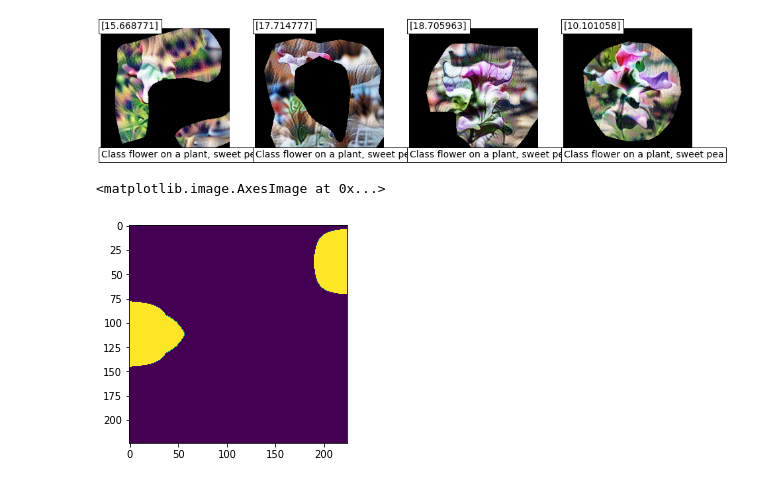
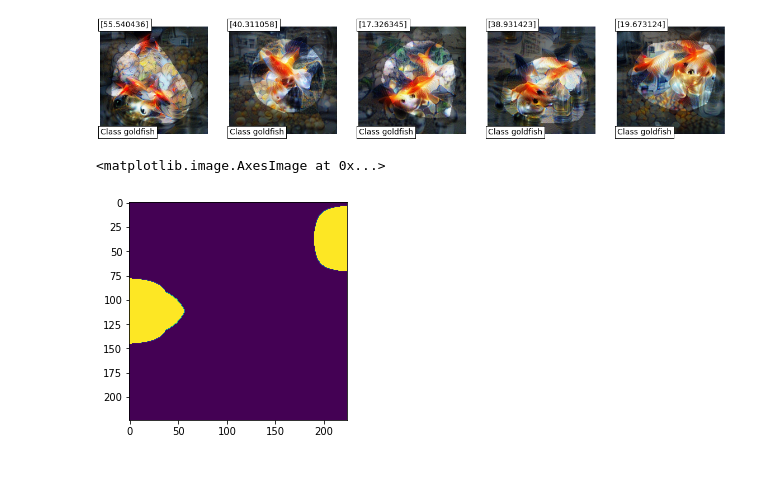
Before and after one commit to yeongjoonJu/NeuroInspect, a Jupyter notebook: examples_for_debugging.ipynb, the cells around one changed output. Saved outputs shown, nothing was run; the diff lists cells and outputs as text; code cells hidden in the pictures.

```diff
--- a/examples_for_debugging.ipynb
+++ b/examples_for_debugging.ipynb
@@ -107,7 +82,7 @@ class_name = class_dict[class_idx].split(", ")[-1]
 
 # Counterfactual explanation
 print(f"> Inspecting mistakes for {class_name}...")
-adjust_w = counterfactual_explanation(mistake_samples, modules["transform"], model, modules["pool"], \
+adjust_w = counterfactual_explanation(mistake_samples[1:2], modules["transform"], model, modules["pool"], \
                                     modules["decision"], device, class_idx=class_idx)
 pos_vote = vote_topk(adjust_w, neg=False, k=5)
 neg_vote = vote_topk(adjust_w, neg=True, k=5)
@@ -117,12 +92,12 @@ pos_ids = total_topk_pos.keys()
 neg_ids = total_topk_neg.keys()
 
 folder_class_name = class_name.replace(" ", "_")
-exp_name = f"debug_{model}_{dataset_name}_{folder_class_name}"
+exp_name = f"debug_resnet18_{dataset_name}_{folder_class_name}"
 
 print("\n<Underlying Reasons>")
 
 print("\n- Insufficient Properties:")
-print(" Rank    ID  Prec@10 %  Importance")
+print(" Rank    ID  Prec@5 %  Importance")
 print("--------------------------------")
 skip = 0
 for r, (n_id, v) in enumerate(total_topk_pos.items()):
@@ -135,7 +110,7 @@ for r, (n_id, v) in enumerate(total_topk_pos.items()):
 print("--------------------------------")
 
 print("\n- Excessive Properties:")
-print(" Rank    ID  Prec@10 %  Importance")
+print(" Rank    ID  Prec@5 %  Importance")
 print("--------------------------------")
 skip = 0
 for r, (n_id, v) in enumerate(total_topk_neg.items()):
@@ -166,16 +141,28 @@ Top-15:  486  16.667   0.9812
 --------------------------------
+# %%
+neurons = [387, 451, 7, 167, 509]
+target_neurons = torch.LongTensor(neurons)
 # %%
 from utils.prompts import prepare_class_names
 
-target_neurons = torch.LongTensor([123, 1846, 1942, 138])
-
 # set neuron idx
 illusion.objective_fn.channel_number = target_neurons.to(device)
+
+# class_indices = []
+# for neuron in neurons:
+#     dummy = torch.zeros(batch_size, illusion.decision.weight.data.shape[1])
+#     dummy[:,neuron] = 25.0
+#     logits = illusion.decision(dummy.to(device))
+#     class_indices.append(logits.argmax().item())
+# class_indices = torch.LongTensor(class_indices).to(device)
+
+class_idx = 1
 class_indices = torch.LongTensor([class_idx for _ in range(target_neurons.shape[0])]).to(device)
+
 illusion.objective_fn.class_idx = class_indices
 # Generate Feature
 class_names = prepare_class_names(class_indices, class_dict)
 
 # Generate CLIP-Illusion
 images, acts, masks = illusion.optimize_caption_and_dream(model.layer4, batch_size=target_neurons.shape[0], thresholding=False, \
-                lr=9e-3, weight_decay=2e-4, iters=450, texts=class_names, quiet=False, reduction=0.5, threshold=0.5)
+                lr=9e-3, weight_decay=2e-4, iters=450, texts=class_names, quiet=False, reduction=0.5, threshold=0.0)
@@ -181,0 +180,13 @@ images, acts, masks = illusion.optimize_caption_and_dream(model.layer4, batch_si
+# %%
+viz, acts, masks = illusion.visualize_neurons(
+    experiment_name=exp_name,
+    target_neurons=target_neurons,
+    layer=model.layer4,
+    iters=450,
+    lr=9e-3,
+    batch_size=4,
+    weight_decay=2e-4,
+    class_idx=class_idx,
+    thresholding=False,
+    quiet=True,
+)
@@ -207,27 +285,27 @@ tensor([False,  True, False, False], device='cuda:1')
 # %%
 import matplotlib.pyplot as plt
 from utils.ops import to_rgb
 from PIL import Image
 
-_images = to_rgb((images*(masks)).cpu().detach())
+_images = to_rgb((images*(masks+0.5).clamp(max=1.0)).cpu().detach())
 _acts = acts.cpu().detach().numpy()
 neurons = target_neurons.tolist()
 
 pil_images = [Image.fromarray(_images[i], "RGB") for i in range(len(neurons))]
 
 fig, axes = plt.subplots(1,len(neurons))
 
 fig.set_figheight(4)
 fig.set_figwidth(4*len(neurons))
 
 for i in range(len(neurons)):
     axes[i].imshow(pil_images[i]);
     axes[i].axis(False);
     axes[i].text(0.5, 0.5, _acts[i], fontsize=14, bbox=dict(facecolor="white"));
     axes[i].text(0.5, 224, "Class "+class_names[i].split(",")[0], fontsize=14, bbox=dict(facecolor="white"));
     axes[i].text(0.5, 224, f"Class {class_names[i]}", fontsize=14, bbox=dict(facecolor="white"));
 # %% [output]
-[figure, old version]
+[figure, new version]
 # %%
 plt.imshow((masks[5,0]).cpu().detach())
 # %% [output]
```
Also changed, not shown: parts of 20 cells of this notebook, 11 other files.
